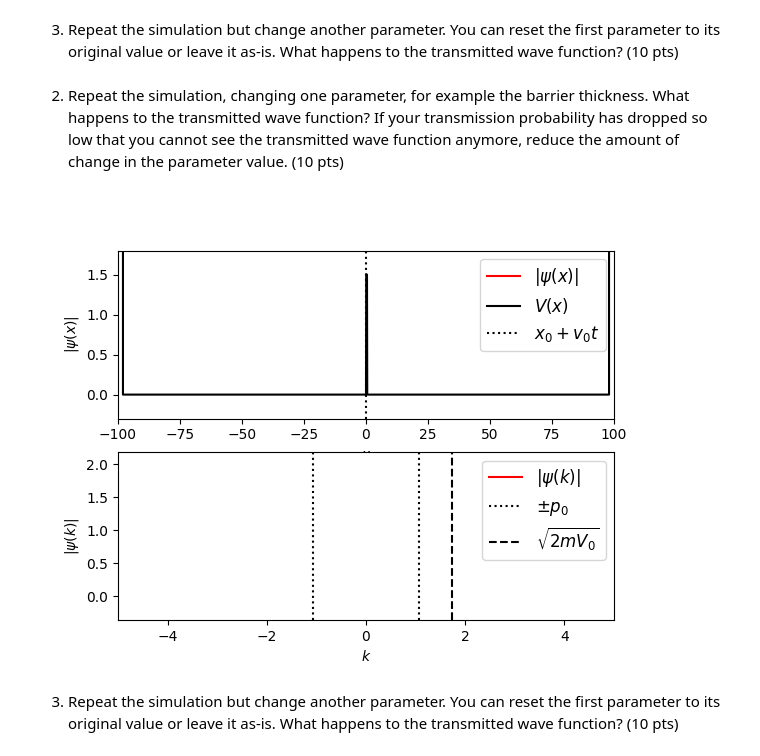
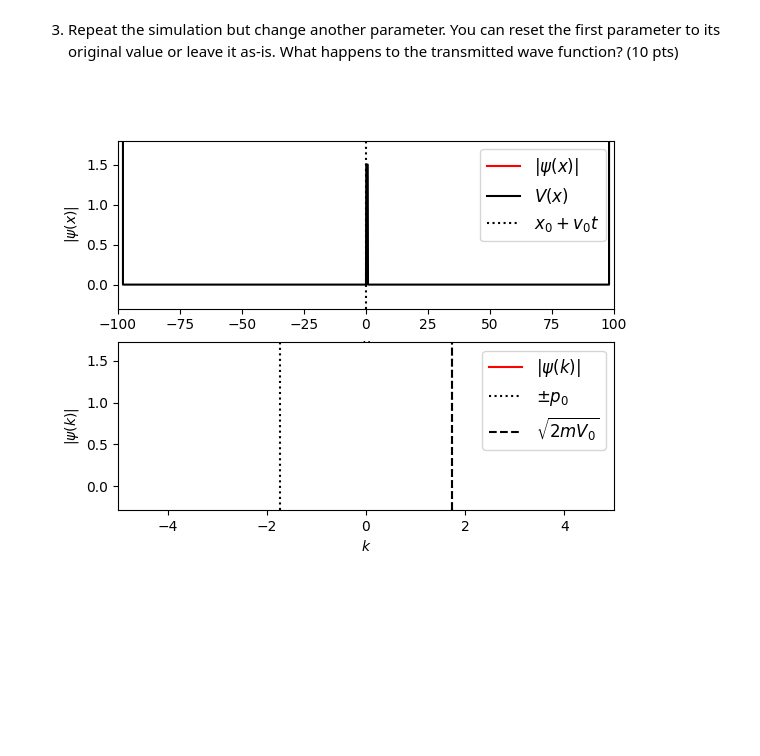
Before and after one commit to mikayla-eckelcifrese/EEE_434_functions, a Jupyter notebook: Project3_Tunnel_Effect_Simulation.ipynb, the cells around one changed output. Saved outputs shown, nothing was run; the diff lists cells and outputs as text; code cells hidden in the pictures; blank space fills up the shorter version.

```diff
--- a/Project3_Tunnel_Effect_Simulation.ipynb
+++ b/Project3_Tunnel_Effect_Simulation.ipynb
@@ -23,16 +27,6 @@ animate_schrodinger_function(m = 1.9, V0 = 1.5, width_as_multiple_of_L = 1)
 3. Repeat the simulation but change another parameter. You can reset the first parameter to its
 original value or leave it as-is. What happens to the transmitted wave function? (10 pts)
 # %%
-animate_schrodinger_function(m = 1.9, V0 = 0.5, width_as_multiple_of_L = 3)
+animate_schrodinger_function(m = 5, V0 = 1.5, width_as_multiple_of_L = 3)
+# %% [output]
+[figure, added]
-# %% [markdown]
-2. Repeat the simulation, changing one parameter, for example the barrier thickness. What
-happens to the transmitted wave function? If your transmission probability has dropped so low
-that you cannot see the transmitted wave function anymore, reduce the amount of change in
-the parameter value. (10 pts)
-# %%
-animate_schrodinger_function(m = 1.9, V0 = 1.5, width_as_multiple_of_L = 1)
-# %% [output]
-[figure, removed]
-# %% [markdown]
-3. Repeat the simulation but change another parameter. You can reset the first parameter to its
-original value or leave it as-is. What happens to the transmitted wave function? (10 pts)
```
Also changed, not shown: parts of 4 cells of this notebook, 1 other file.
